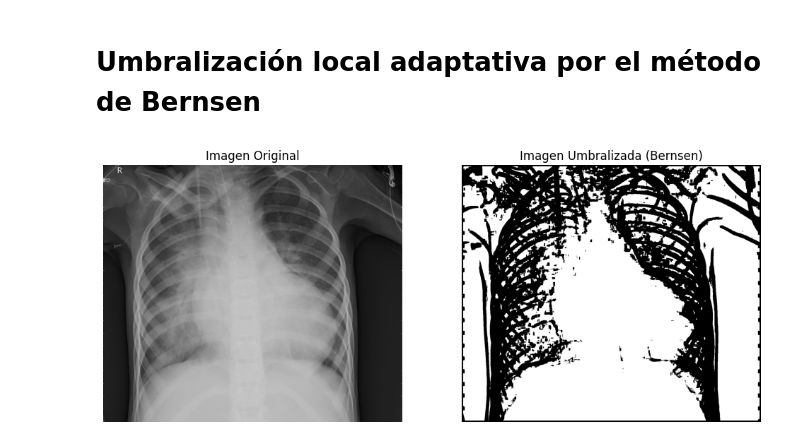
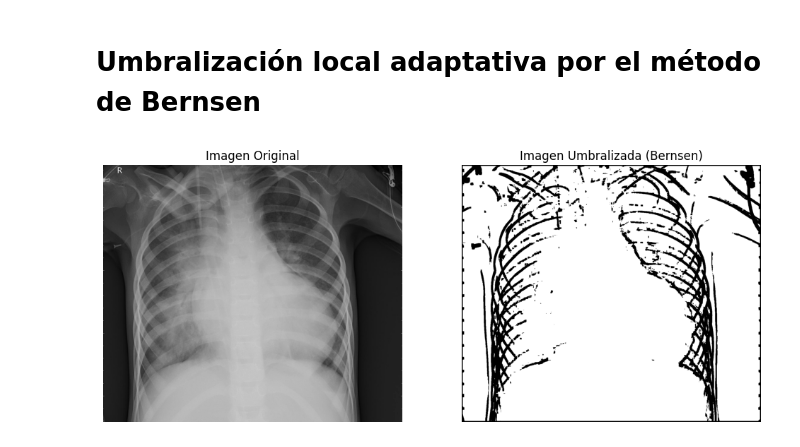
Before and after one commit to OmarFloresSanchez/Pancitos, a Jupyter notebook: Practica1-4/practica1-4.ipynb, the cells around one changed output. Cells and saved outputs as stored; diff of their text form; code cells hidden in the pictures.

```diff
--- a/Practica1-4/practica1-4.ipynb
+++ b/Practica1-4/practica1-4.ipynb
@@ -64,8 +64,6 @@ def umbralizacionOtsu(imagen):
     histograma = np.zeros(256)
     filas, columnas = imagen.shape
 
-    imagen = np.zeros[((0,0,0,0,0,0,0,0),
-                       (100,50,250,50,250,250,50,50))]
     # Realiza el histograma de la imagen
     for x in range(filas):
         for y in range(columnas):
@@ -107,7 +105,7 @@ def umbralizacionOtsu(imagen):
 
 
 # ----- LLAMADO DE LAS FUNCIONES -----
-imagen = cv2.imread(foto3, 0)   # lee la imagen en escala de grises
+imagen = cv2.imread(foto2, 0)   # lee la imagen en escala de grises
 
 otsu = umbralizacionOtsu(imagen)  # guarda la imagen que resulta de ostu
 
@@ -147,33 +145,33 @@ def umbralizacion_bernsen(imagen, kernel, umbral):
             max_pixel = np.max(ventana) # obtiene el maximo pixel
 
             if max_pixel - min_pixel <= umbral: # si la suma de ellos es menor al umbral...
                 resultado[x, y] = 255
             else:
                 resultado[x, y] = 0
 
     return resultado
 
 
 # ----- LLAMADO DE LAS FUNCIONES -----
 imagen = cv2.imread(foto3,0)    # lee la imagen en escala de grises
 imagen = np.array(imagen)   # convierte la imagen a arreglo
 
-kernel = 15 # Tamaño de la ventana
-umbral = 20  # Umbral minimod de los vecinos
+kernel = 11 # Tamaño de la ventana
+umbral = 30  # Umbral minimod de los vecinos
 imagen_umbralizada = umbralizacion_bernsen(imagen, kernel, umbral)
 
 # Muestra la imagen original y la imagen umbralizada
 plt.figure(figsize=(12, 6))
 plt.subplot(1, 2, 1)
 plt.imshow(imagen, cmap='gray')
 plt.title('Imagen Original')
 plt.axis('off')
 
 plt.subplot(1, 2, 2)
 plt.imshow(imagen_umbralizada, cmap='gray')
 plt.title('Imagen Umbralizada (Bernsen)')
 plt.axis('off')
 
 plt.show()
 # %% [output]
-[figure, old version]
+[figure, new version]
```
Also changed, not shown: parts of 2 cells of this notebook.
